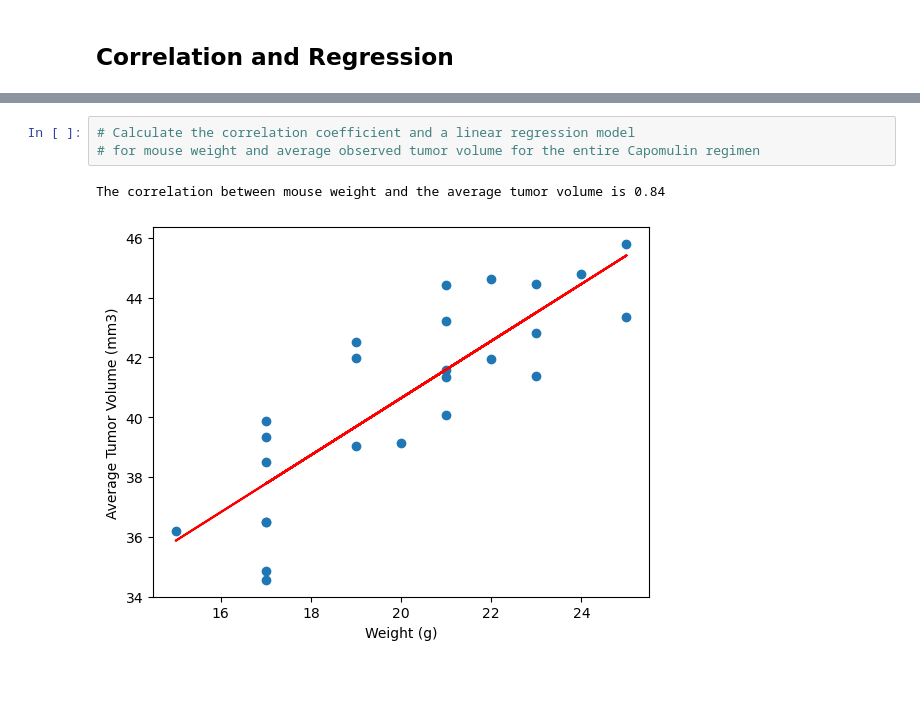
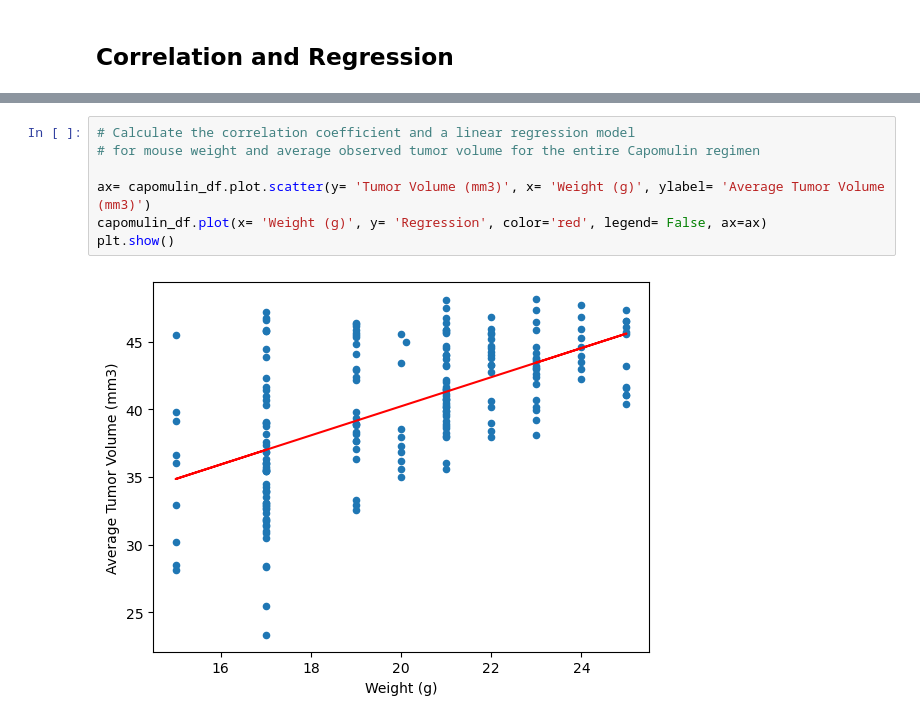
Before and after one commit to Evdawg/data-viz-challenge, a Jupyter notebook: Starter_Code/Pymaceuticals/solution_pymaceuticals.ipynb, the cells around one changed output, grey strips where cells are left out. Drawn from its saved outputs; the diff is of its cells as text; blank space fills up the shorter version.

```diff
--- a/Starter_Code/Pymaceuticals/solution_pymaceuticals.ipynb
+++ b/Starter_Code/Pymaceuticals/solution_pymaceuticals.ipynb
@@ -377,6 +407,9 @@ scatter = capomulin_df.plot.scatter(y= 'Tumor Volume (mm3)', x= 'Weight (g)', yl
 # %%
 # Calculate the correlation coefficient and a linear regression model
 # for mouse weight and average observed tumor volume for the entire Capomulin regimen
+
+ax= capomulin_df.plot.scatter(y= 'Tumor Volume (mm3)', x= 'Weight (g)', ylabel= 'Average Tumor Volume (mm3)')
+capomulin_df.plot(x= 'Weight (g)', y= 'Regression', color='red', legend= False, ax=ax)
+plt.show()
 # %% [output]
-The correlation between mouse weight and the average tumor volume is 0.84
-[figure, old version]
+[figure, new version]
```
Also changed, not shown: parts of 3 cells of this notebook, 1 other file.
